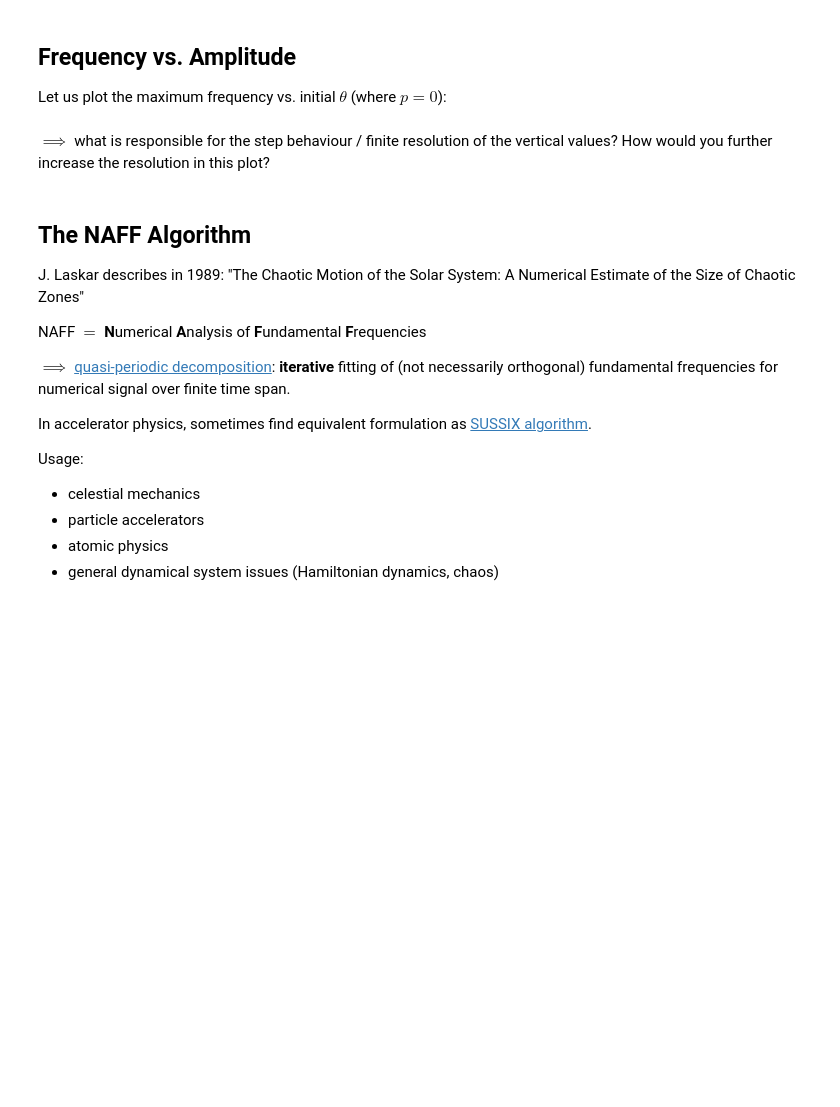
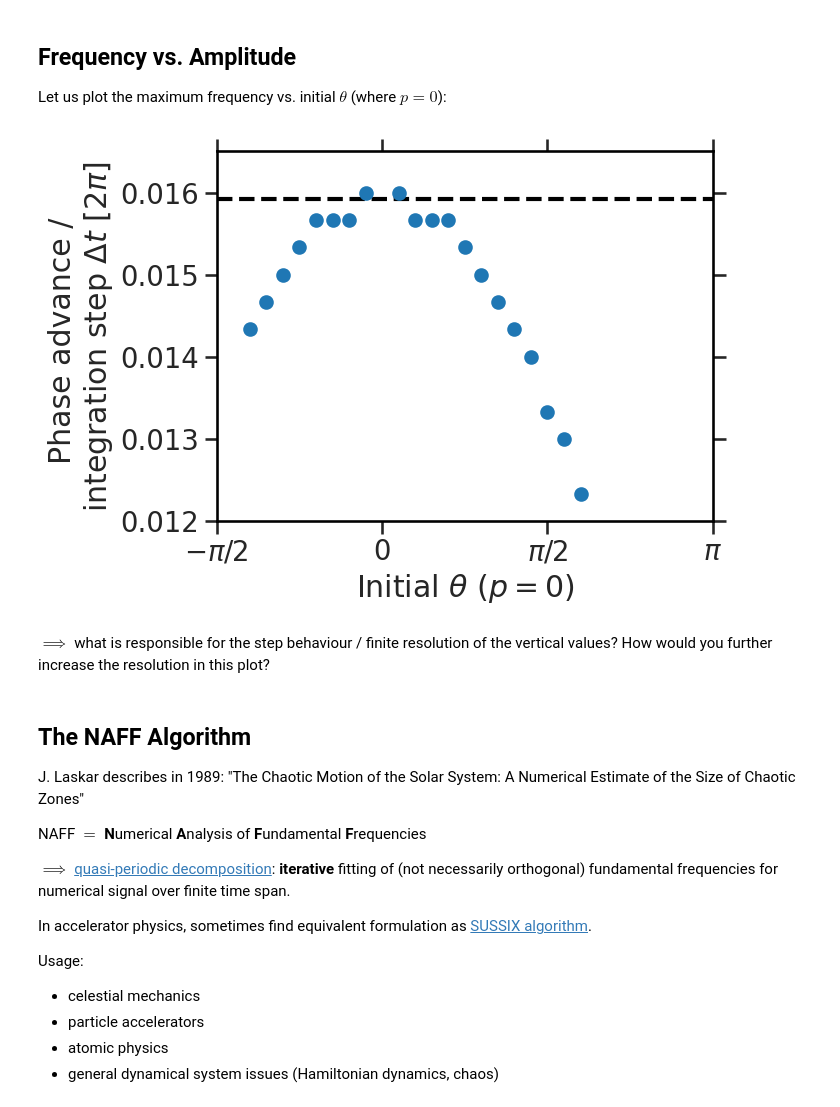
Before and after one commit to aoeftiger/TUDa-NMAP-02, a Jupyter notebook: lecture.ipynb, the cells around one changed output. Drawn from its saved outputs; the diff is of its cells as text; code cells hidden in the pictures; blank space fills up the shorter version.

```diff
--- a/lecture.ipynb
+++ b/lecture.ipynb
@@ -561,13 +585,15 @@ amplitudes = np.max(specs, axis=1)
 # %%
 i_range = np.where(ps.flatten() == 0)[0]
 
 plt.scatter(results_thetas3[0][i_range], freq[max_ids][i_range])
 
 plt.axhline(freq_theory, c='k', ls='--', zorder=0)
 plt.xticks([-np.pi/2, 0, np.pi/2, np.pi], [r"$-\pi/2$", "0", r"$\pi/2$", r"$\pi$"])
 plt.xlabel(r'Initial $\theta$ ($p=0$)')
 plt.ylabel('Phase advance / \n' + r'integration step $\Delta t$ [$2\pi$]');
-plt.ylim(0.012, 0.016)
+plt.ylim(0.012, 0.0165);
+# %% [output]
+[figure, added]
 # %% [markdown]
 $\implies$ what is responsible for the step behaviour / finite resolution of the vertical values? How would you further increase the resolution in this plot?
 # %% [markdown]
```
Also changed, not shown: parts of 18 cells of this notebook, 2 other files.
